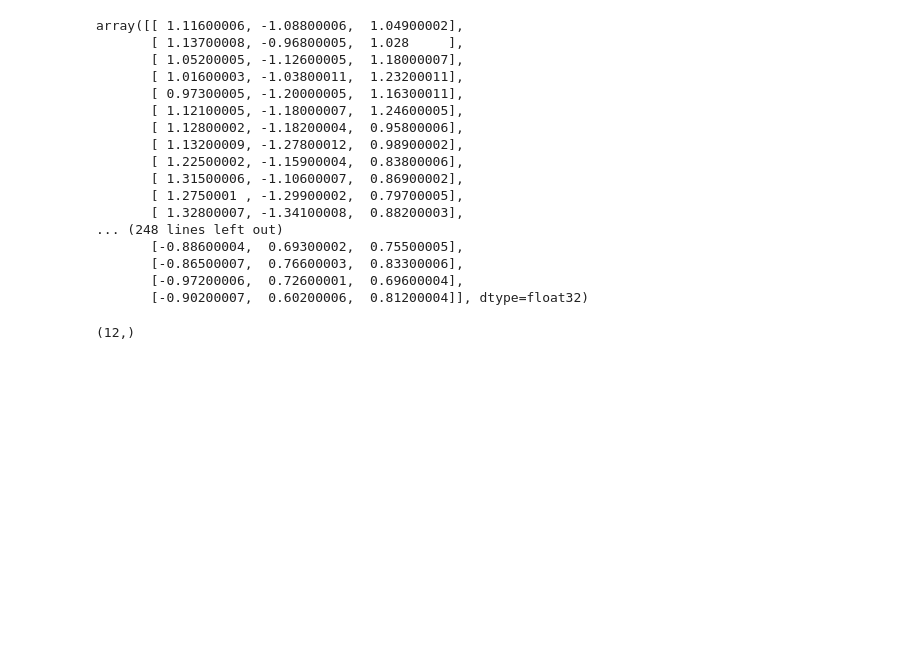
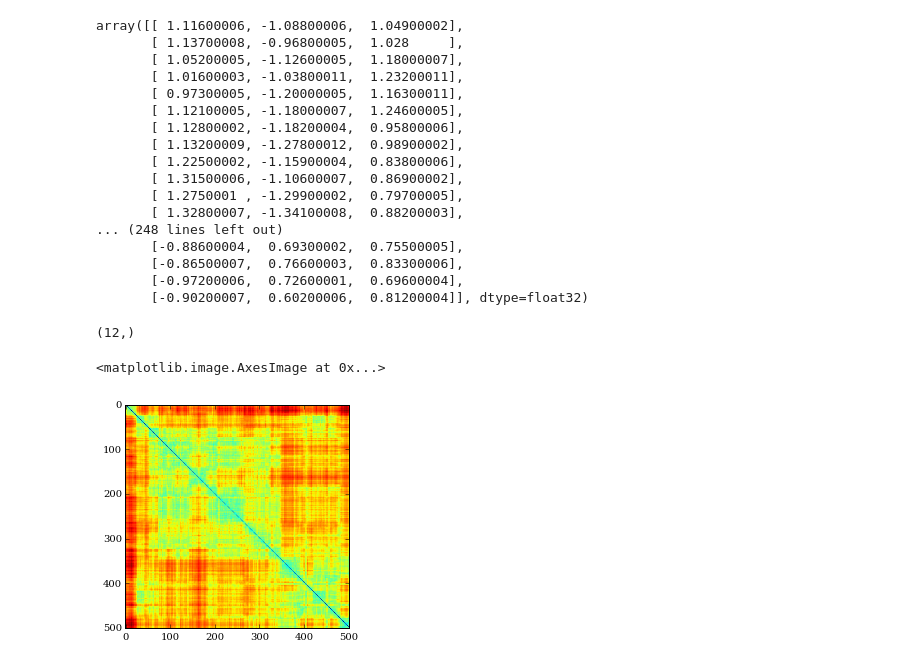
Before and after one commit to maxentile/msm-learn, a Jupyter notebook: notebooks/Weighting RMSD.ipynb, the cells around one changed output. Drawn from its saved outputs; the diff is of its cells as text; code cells hidden in the pictures; blank space fills up the shorter version.

```diff
--- a/notebooks/Weighting RMSD.ipynb
+++ b/notebooks/Weighting RMSD.ipynb
@@ -570,6 +578,11 @@ weights.shape
 (12,)
 # %%
 mini_medoids = MiniBatchKMedoids(metric=RMSD)
+# %%
+plt.imshow(wrmsd_subset)
+# %% [output]
+<matplotlib.image.AxesImage at 0x...>
+[figure, added]
 # %%
 from sklearn.cluster import MiniBatchKMeans,
 # %%
```
Also changed, not shown: parts of 1 cell of this notebook, 7 other files.
